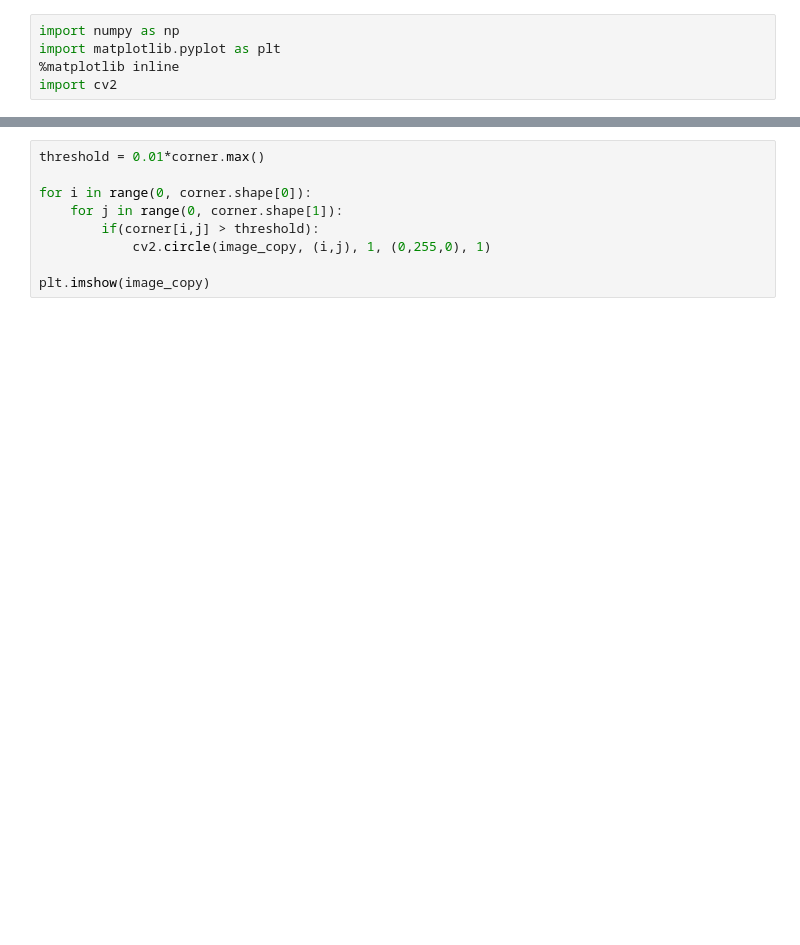
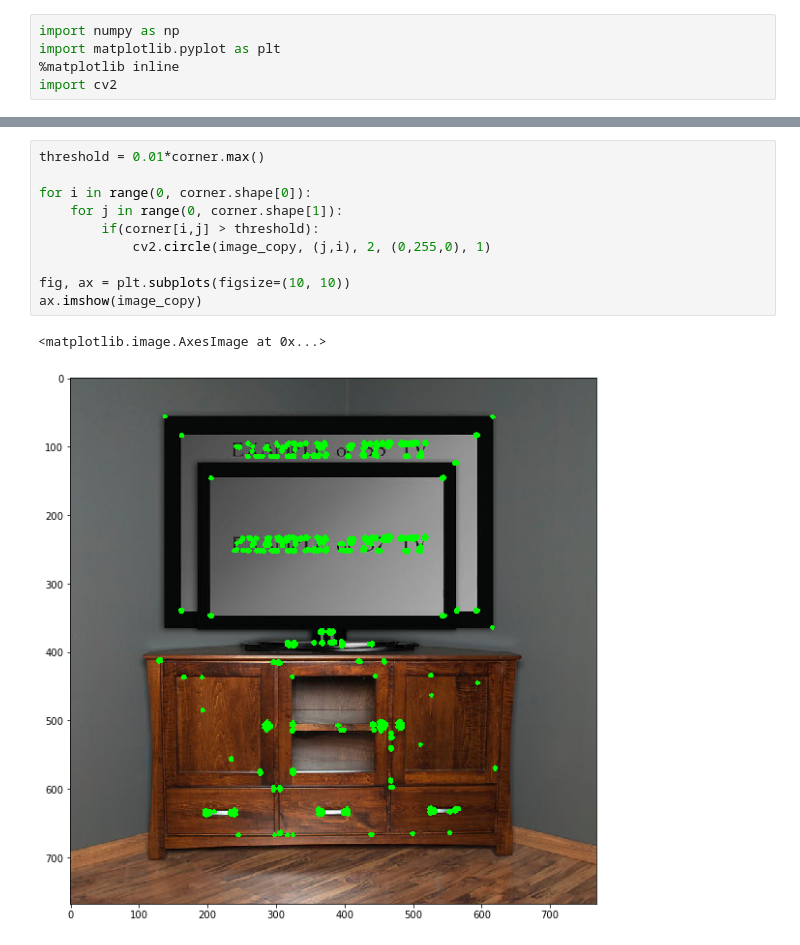
Before and after one commit to guptaaditya246/ImageProcessing, a Jupyter notebook: HarrisCornerDetection.ipynb, the cells around one changed output, grey strips where cells are left out. Drawn from its saved outputs; the diff is of its cells as text; blank space fills up the shorter version.

```diff
--- a/HarrisCornerDetection.ipynb
+++ b/HarrisCornerDetection.ipynb
@@ -24,9 +27,13 @@ plt.imshow(corner, cmap='gray')
 # %%
 threshold = 0.01*corner.max()
 
 for i in range(0, corner.shape[0]):
     for j in range(0, corner.shape[1]):
         if(corner[i,j] > threshold):
-            cv2.circle(image_copy, (i,j), 1, (0,255,0), 1)
+            cv2.circle(image_copy, (j,i), 2, (0,255,0), 1)
 
-plt.imshow(image_copy)
+fig, ax = plt.subplots(figsize=(10, 10))
+ax.imshow(image_copy)
+# %% [output]
+<matplotlib.image.AxesImage at 0x...>
+[figure, added]
```
Also changed, not shown: parts of 3 cells of this notebook.
